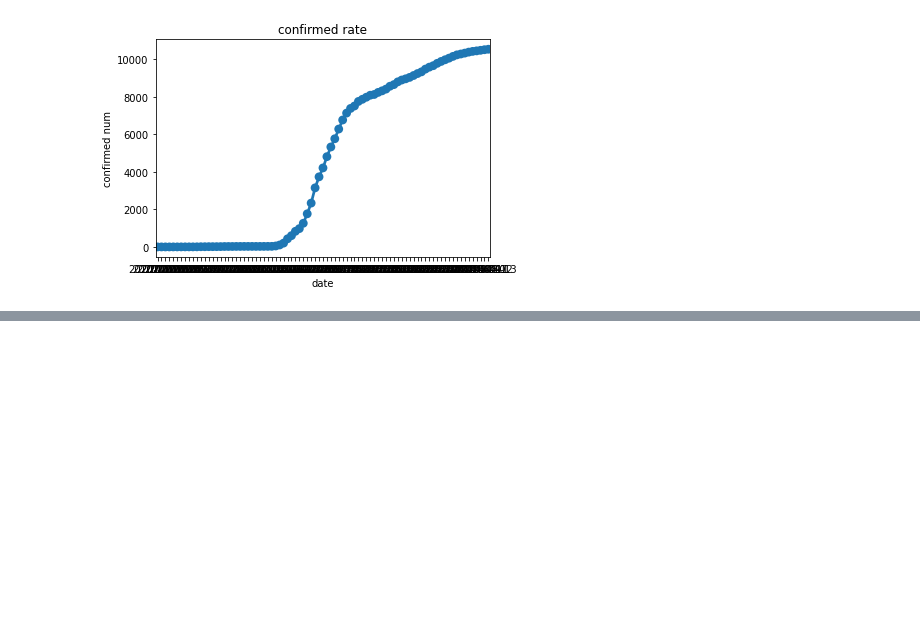
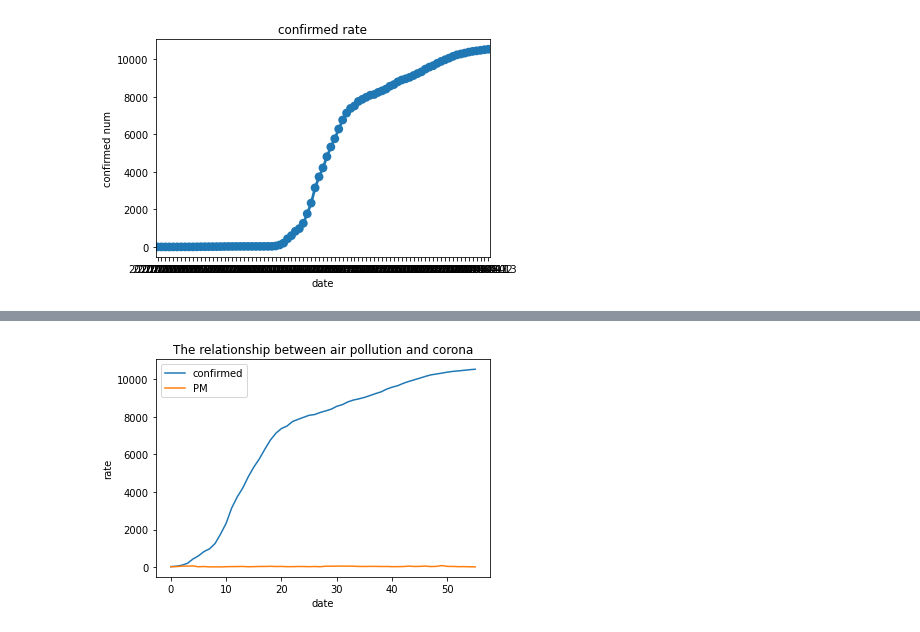
Before and after one commit to 21800040/Kwon_Jihyun, a Jupyter notebook: Deagu_PM.ipynb, the cells around one changed output, grey strips where cells are left out. Saved outputs shown, nothing was run; the diff lists cells and outputs as text; code cells hidden in the pictures; blank space fills up the shorter version.

```diff
--- a/Deagu_PM.ipynb
+++ b/Deagu_PM.ipynb
@@ -151,0 +174,13 @@ fig.show()
+# %%
+#공기상태 수치와 확진자수를 날짜별로 같이 합친 데이터로 그래프 그리기
+#수치차이가 많이 나기 때문에 합쳤을 때는 둘 간의 비교가 어려움
+fix_comb_data.plot()
+
+plt.xlabel('date')
+plt.ylabel('rate')
+
+plt.title('The relationship between air pollution and corona')
+plt.legend(['confirmed','PM']) #PM은 미세먼지수치를 지칭
+plt.show()
+# %% [output]
+[figure, added]
```
Also changed, not shown: parts of 5 cells of this notebook.
